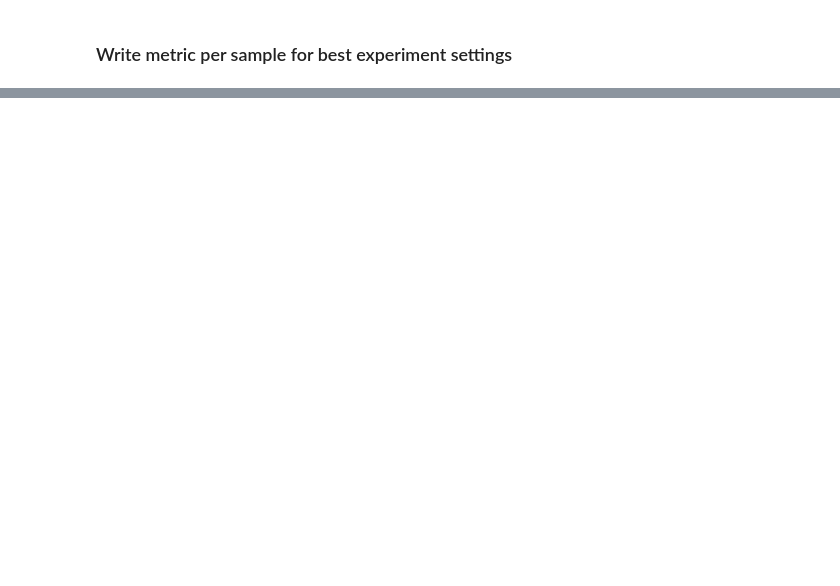
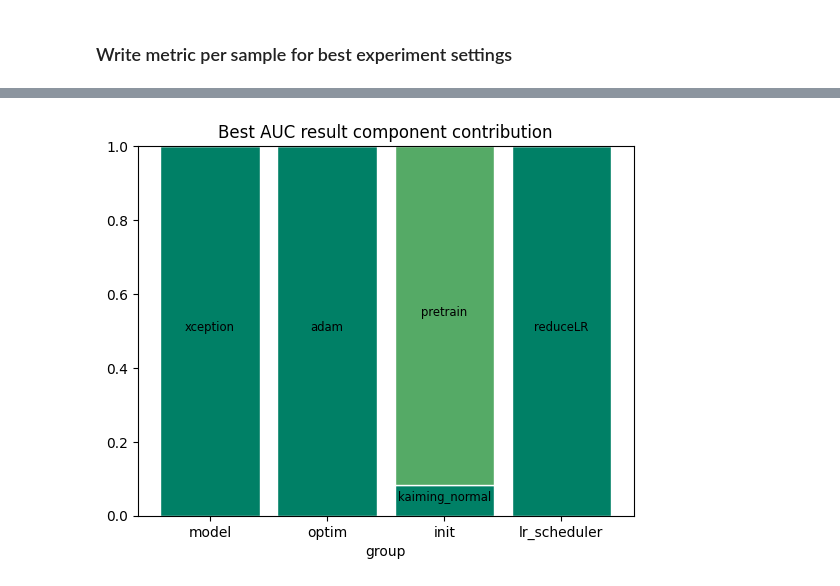
Before and after one commit to mj-haghighi/Anomaly-Detection, a Jupyter notebook: 3.correctness.ipynb, the cells around one changed output, grey strips where cells are left out. Saved outputs shown, nothing was run; the diff lists cells and outputs as text; code cells hidden in the pictures; blank space fills up the shorter version.

```diff
--- a/3.correctness.ipynb
+++ b/3.correctness.ipynb
@@ -234,0 +320,5 @@ for index, row in max_auc_rows.iterrows():
+# %%
+table = pd.read_csv(osp.join(BASE_DIR, f"{METRIC_NAME}_auc.csv"), index_col='index')
+table = table.dropna()
+train_max_auc_rows = table.loc[table.groupby(['np', 'ns'])[f'{METRIC_NAME}-train-auc'].idxmax()]
+val_max_auc_rows = table.loc[table.groupby(['np', 'ns'])[f'{METRIC_NAME}-validation-auc'].idxmax()]
@@ -234,0 +334,5 @@ for index, row in max_auc_rows.iterrows():
+# %%
+train_max_auc_rows = train_max_auc_rows[['model', 'optim', 'init', 'lr_scheduler']]
+draw_stacked_bars(train_max_auc_rows)
+# %% [output]
+[figure, added]
```
Also changed, not shown: parts of 23 cells of this notebook.
